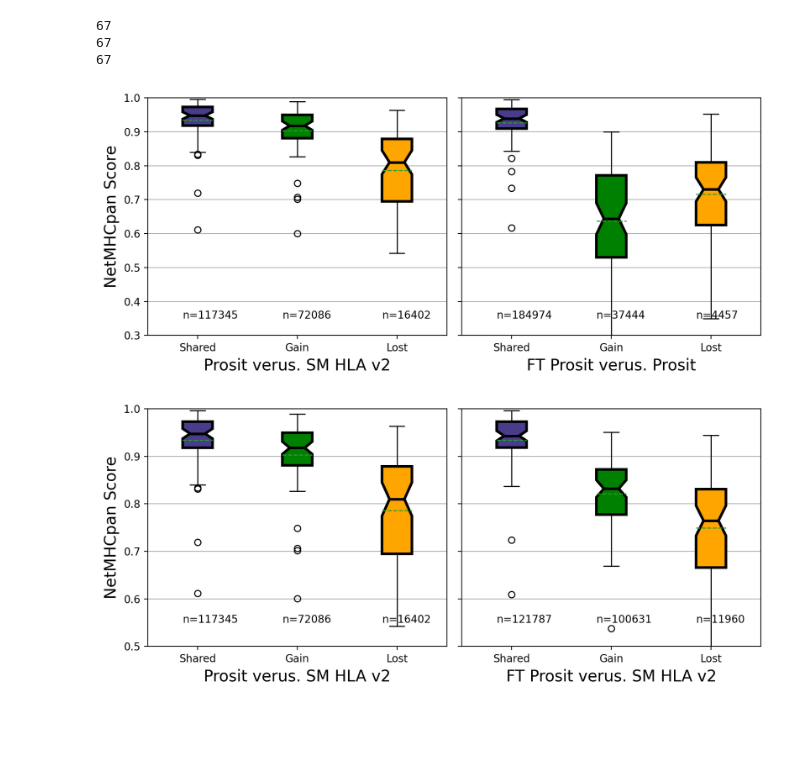
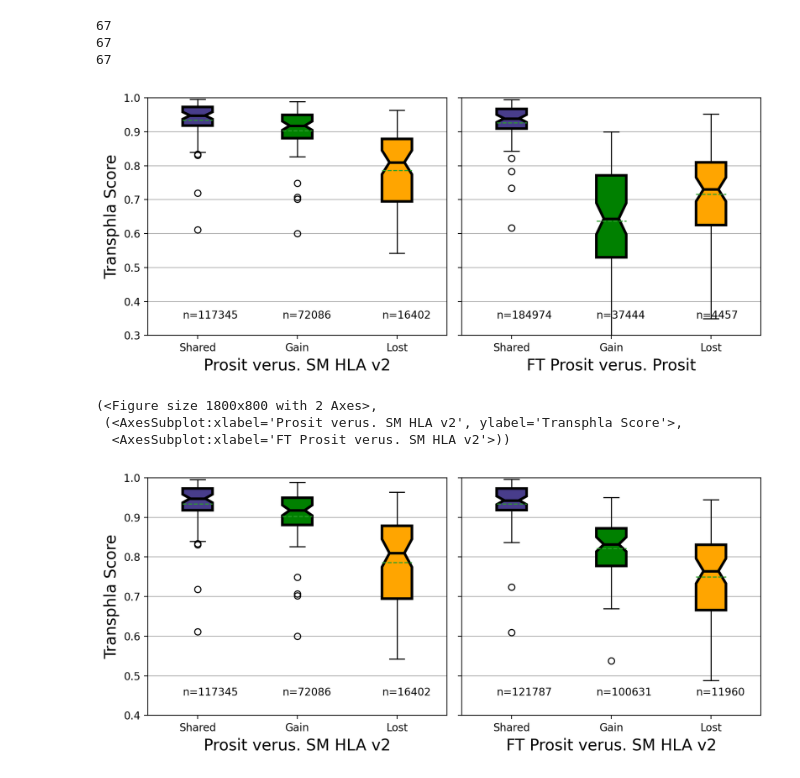
Before and after one commit to gusye1234/pept3-exp, a Jupyter notebook: figs/fig3_boxplot_transphla.ipynb, the cells around one changed output. Cells and saved outputs as stored; diff of their text form; code cells hidden in the pictures; blank space fills up the shorter version.

```diff
--- a/figs/fig3_boxplot_transphla.ipynb
+++ b/figs/fig3_boxplot_transphla.ipynb
@@ -109,7 +109,7 @@ def plot_2_boxes(data1, df1, data2, df2, xlabels=None, ymin=0.5):
         ax.text(1.85, ymin+0.05, f"n={sum([len(i) for i in len_pd['Gain']])}", fontsize=10)
         ax.text(
             2.85, ymin+0.05, f"n={sum([len(i) for i in len_pd['Lost']])}", fontsize=10)
-    ax1.set_ylabel('NetMHCpan Score', fontsize=15)
+    ax1.set_ylabel('Transphla Score', fontsize=15)
     if xlabels is None:
         ax1.set_xlabel("Prosit verus. SM HLA v2", fontsize=15)
         ax2.set_xlabel("FT Prosit verus. Prosit", fontsize=15)
@@ -122,9 +122,12 @@ def plot_2_boxes(data1, df1, data2, df2, xlabels=None, ymin=0.5):
 # %%
 fig, (ax1, ax2) = plot_2_boxes(prosit_dict, prosit_df, ft_noft_dict, ft_noft_df, ymin=0.3)
 # %% [output]
-[figure, old version]
+[figure, new version]
 # %%
 plot_2_boxes(prosit_dict, prosit_df, ft_dict, ft_df,
-             xlabels=['Prosit verus. SM HLA v2', "FT Prosit verus. SM HLA v2"])
+             xlabels=['Prosit verus. SM HLA v2', "FT Prosit verus. SM HLA v2"], ymin=0.4)
 # %% [output]
+(<Figure size 1800x800 with 2 Axes>,
+ (<AxesSubplot:xlabel='Prosit verus. SM HLA v2', ylabel='Transphla Score'>,
+  <AxesSubplot:xlabel='FT Prosit verus. SM HLA v2'>))
-[figure, old version]
+[figure, new version]
```
Also changed, not shown: 15 other files.
